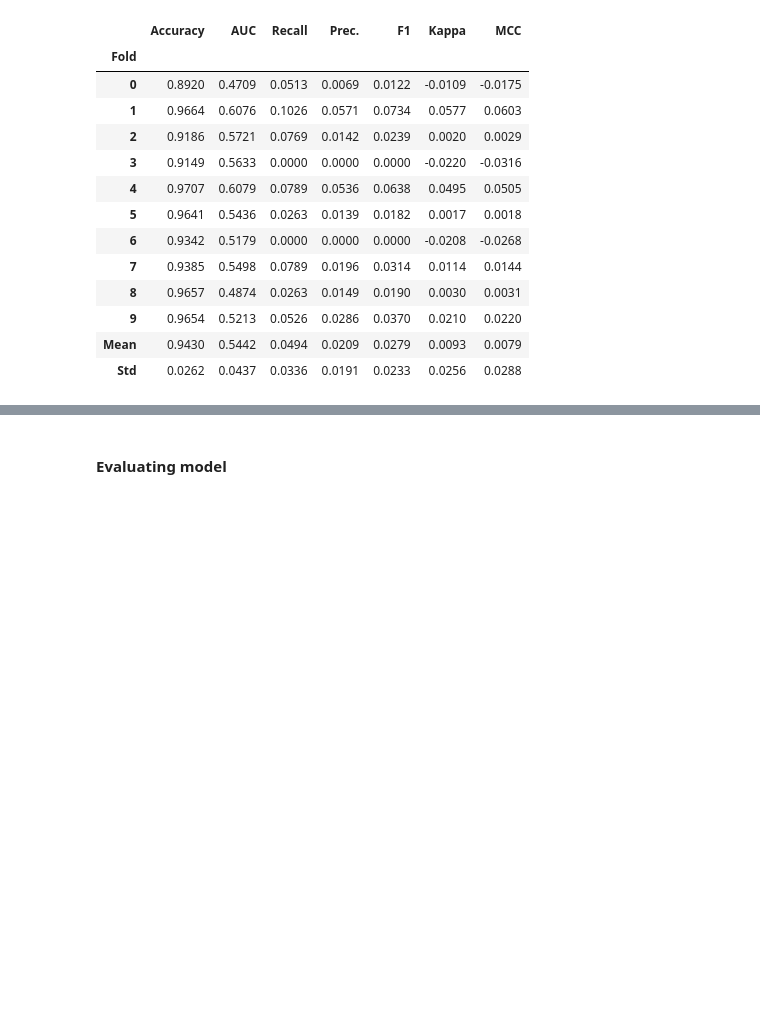
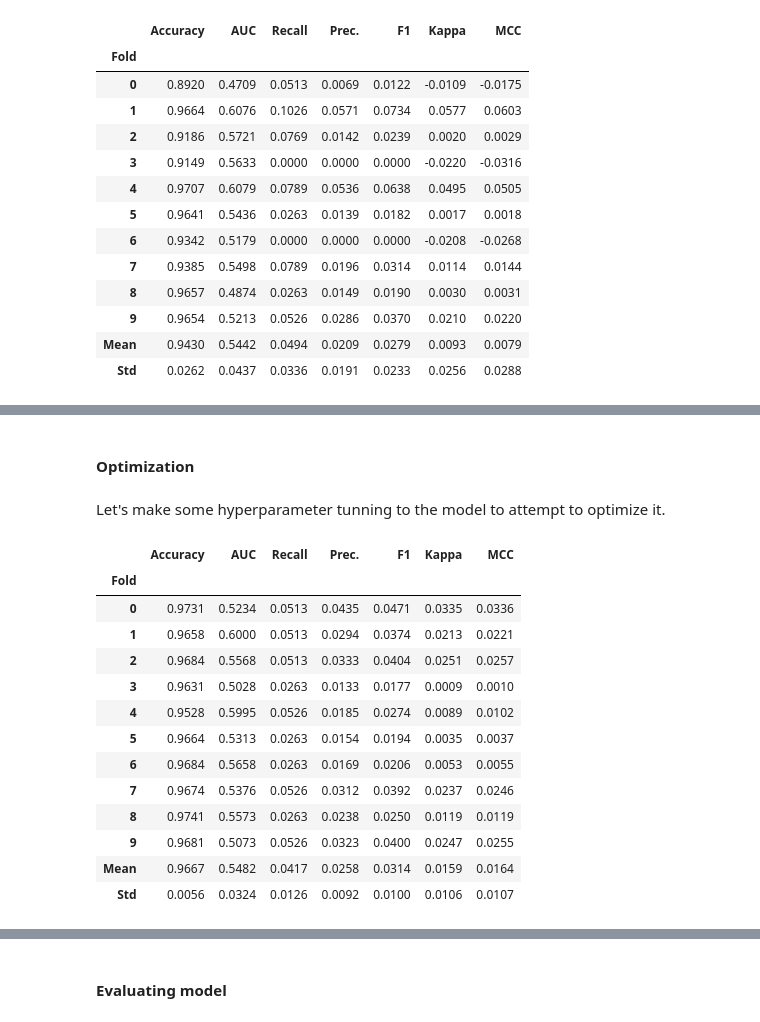
Before and after one commit to marinavillaschi/customer-acquisition, a Jupyter notebook: 4_classification_model.ipynb, the cells around one changed output, grey strips where cells are left out. Drawn from its saved outputs; the diff is of its cells as text; code cells hidden in the pictures; blank space fills up the shorter version.

Commit message:
⚡️ hyperperameter tunning

```diff
--- a/4_classification_model.ipynb
+++ b/4_classification_model.ipynb
@@ -215,0 +196,21 @@ evaluate_model(rf)
+# %% [markdown]
+#### Optimization
+# %% [markdown]
+Let's make some hyperparameter tunning to the model to attempt to optimize it.
+# %%
+t_rf = tune_model(rf, choose_better = True)
+# %% [output]
+|  | Accuracy | AUC | Recall | Prec. | F1 | Kappa | MCC |
+| Fold |  |  |  |  |  |  |  |
+| 0 | 0.9731 | 0.5234 | 0.0513 | 0.0435 | 0.0471 | 0.0335 | 0.0336 |
+| 1 | 0.9658 | 0.6000 | 0.0513 | 0.0294 | 0.0374 | 0.0213 | 0.0221 |
+| 2 | 0.9684 | 0.5568 | 0.0513 | 0.0333 | 0.0404 | 0.0251 | 0.0257 |
+| 3 | 0.9631 | 0.5028 | 0.0263 | 0.0133 | 0.0177 | 0.0009 | 0.0010 |
+| 4 | 0.9528 | 0.5995 | 0.0526 | 0.0185 | 0.0274 | 0.0089 | 0.0102 |
+| 5 | 0.9664 | 0.5313 | 0.0263 | 0.0154 | 0.0194 | 0.0035 | 0.0037 |
+| 6 | 0.9684 | 0.5658 | 0.0263 | 0.0169 | 0.0206 | 0.0053 | 0.0055 |
+| 7 | 0.9674 | 0.5376 | 0.0526 | 0.0312 | 0.0392 | 0.0237 | 0.0246 |
+| 8 | 0.9741 | 0.5573 | 0.0263 | 0.0238 | 0.0250 | 0.0119 | 0.0119 |
+| 9 | 0.9681 | 0.5073 | 0.0526 | 0.0323 | 0.0400 | 0.0247 | 0.0255 |
+| Mean | 0.9667 | 0.5482 | 0.0417 | 0.0258 | 0.0314 | 0.0159 | 0.0164 |
+| Std | 0.0056 | 0.0324 | 0.0126 | 0.0092 | 0.0100 | 0.0106 | 0.0107 |
```
Also changed, not shown: parts of 8 cells of this notebook.
